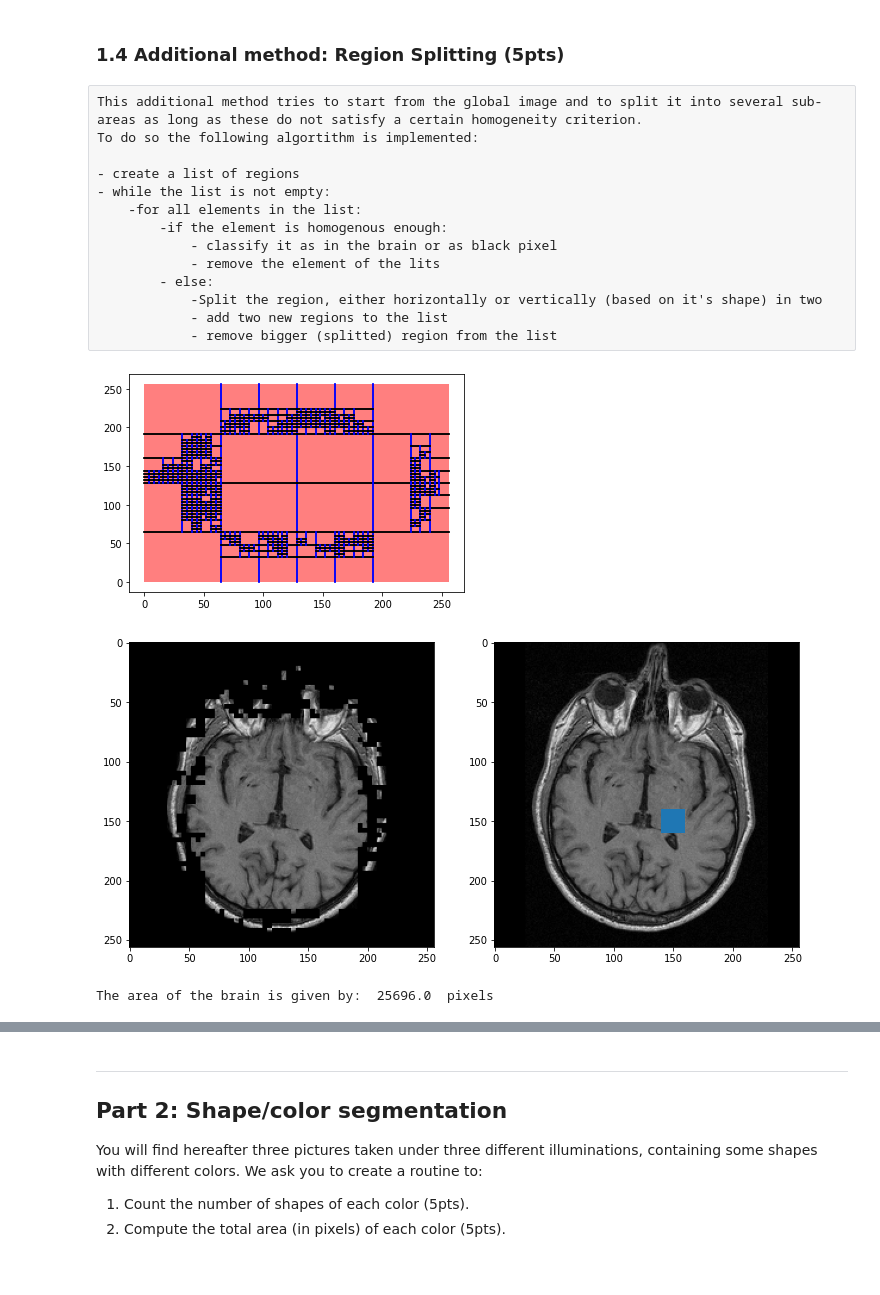
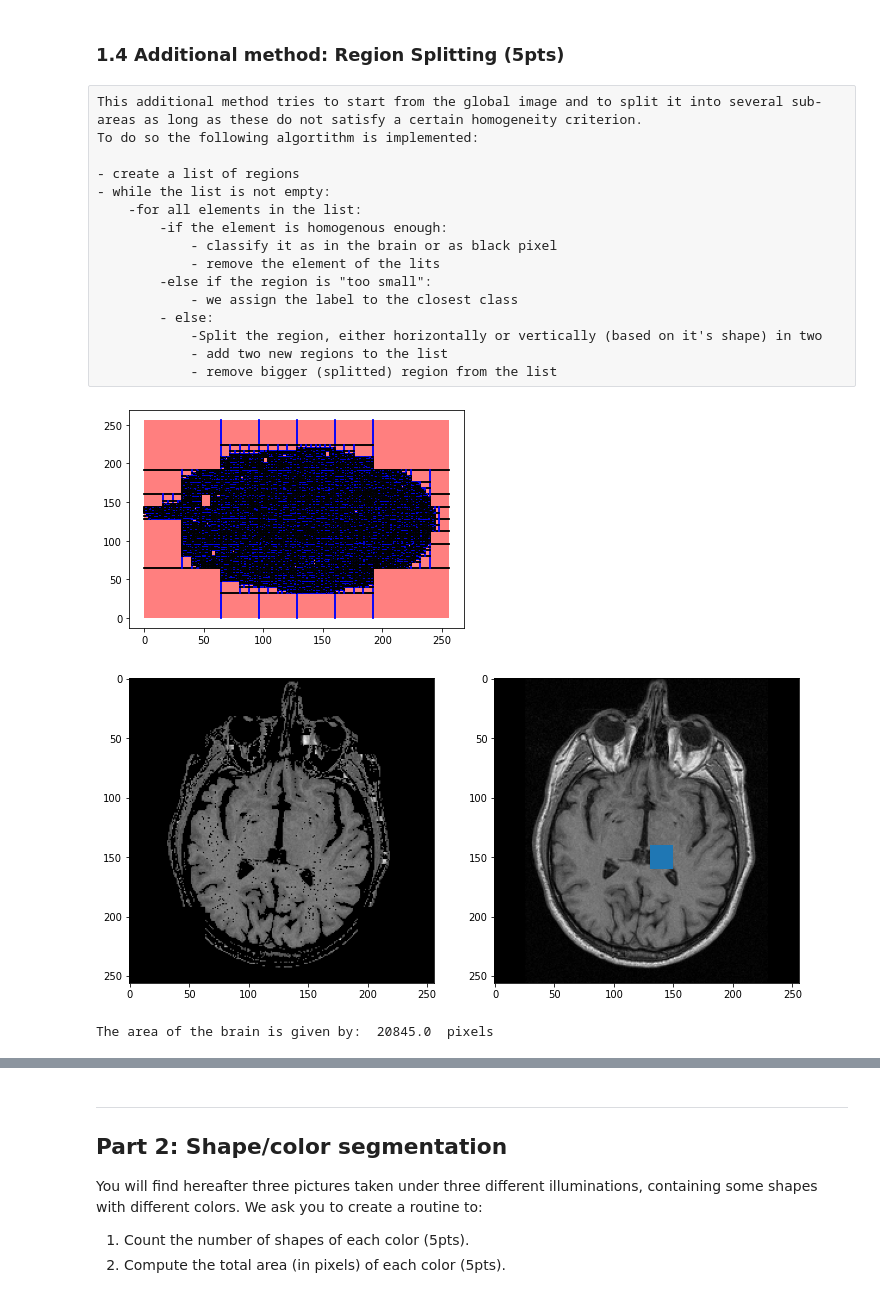
Before and after one commit to aamoros8/IAPR_EPFL, a Jupyter notebook: LAB1/labs/lab_01_segmentation.ipynb, the cells around one changed output, grey strips where cells are left out. Cells and saved outputs as stored; diff of their text form; code cells hidden in the pictures.

```diff
--- a/LAB1/labs/lab_01_segmentation.ipynb
+++ b/LAB1/labs/lab_01_segmentation.ipynb
@@ -216,6 +216,8 @@ To do so the following algortithm is implemented:
         -if the element is homogenous enough:
             - classify it as in the brain or as black pixel
             - remove the element of the lits
+        -else if the region is "too small":
+            - we assign the label to the closest class
         - else:
             -Split the region, either horizontally or vertically (based on it's shape) in two
             - add two new regions to the list
@@ -224,6 +226,8 @@ To do so the following algortithm is implemented:
 #First we create an object Region that encapuslats several features of every region
 class Region:
     def __init__(self, lower_left_x, lower_left_y, upper_right_x, upper_right_y):
+
+
         #The coordinates of the corners of the region
         self.lower_left_x= lower_left_x
         self.lower_left_y = lower_left_y
@@ -244,6 +248,10 @@ class Region:
             return 2
         else:
             return 3
+    def mean(self):
+        mm=brain_im[self.lower_left_x:self.upper_right_x,
+                  self.lower_left_y:self.upper_right_y]
+        return mm.mean()
 
     def size(self):# returns the length of the largest side of the region
         xl=self.lower_left_x;
@@ -262,9 +270,10 @@ class Region:
 ####Parameters #####
 length=brain_im.shape[0]
 brain_copy=brain_im.copy()
-sample=brain_im[75:175,100:200]
-thresh=np.mean(sample)*0.9
-thresh2=np.mean(sample)*1.1
+sample=brain_im[130:150,140:160]
+thresh=np.mean(sample)*1.1
+thresh2=np.mean(sample)*1.11
+
 label_map=np.zeros(brain_im.shape)
 list=[] #creation of the list
 list.append(Region(0,0,brain_im.shape[0],brain_im.shape[1])) # addition of the image as first region
@@ -285,10 +294,21 @@ while len(list)>0 and count<=100: #while the list of regions is not empty
             #print("1")
             label_map[region.lower_left_x:region.upper_right_x,
                       region.lower_left_y:region.upper_right_y]=1 # 1 is in Brain
-        elif region.homog()==2 or region.size()<5: # if region is black or research region is small it is considered as no brain
+        elif region.homog()==2: # if region is black or research region is small it is considered as no brain
             #print("2")
             label_map[region.lower_left_x:region.upper_right_x,
                       region.lower_left_y:region.upper_right_y]=0 #0 is out of brain
+        elif region.size()<2:
+            if region.mean()<= thresh:
+                if thresh-region.mean()<region.mean()-10:
+                    label_map[region.lower_left_x:region.upper_right_x,
+                      region.lower_left_y:region.upper_right_y]=1 # 1 is in Brain
+                else:
+                    label_map[region.lower_left_x:region.upper_right_x,
+                      region.lower_left_y:region.upper_right_y]=0 # 1 is not in Brain
+            elif region.mean()>=1.1*thresh2:
+                label_map[region.lower_left_x:region.upper_right_x,
+                      region.lower_left_y:region.upper_right_y]=0 # 1 is notin Brain
         else: # if the considered region its not defined, it gets split
             #print("3")
             xl=region.lower_left_x;
@@ -311,34 +331,34 @@ while len(list)>0 and count<=100: #while the list of regions is not empty
                 region1=Region(xl,yl,round(xl+(xr-xl)/2),yr)
                 region2=Region(round(xl+(xr-xl)/2),yl,xr,yr)
 
                 ax.plot([region2.lower_left_x ,region2.lower_left_x],
                       [region2.lower_left_y, region2.upper_right_y],color='blue')
                 ax.plot([region1.upper_right_x ,region1.upper_right_x],
                        [region1.lower_left_y, region1.upper_right_y],color='blue')
 
             list.append(region1)
             list.append(region2)
     count+=1
 plt.show()
 
 
 
 #### Visualization #####
 
 brain_dedieu=np.multiply(brain_im,label_map,)
 # Display Images of the brain
 fig, ax = plt.subplots(1, 2, figsize=(12, 7))
 ax[0].imshow(brain_dedieu, cmap='gray')
 ax[1].imshow(brain_im, cmap='gray')
-rect1=Rectangle((140,140),20,20)
+rect1=Rectangle((130,140),20,20)
 ax[1].add_patch(rect1)
 plt.show()
 
 
 #### Amount of pixels in brain #####
 px_num=label_map.sum().sum()
 print('The area of the brain is given by: ', px_num,' pixels')
 # %% [output]
-[figure, old version]
+[figure, new version]
-[figure, old version]
+[figure, new version]
-The area of the brain is given by:  25696.0  pixels
+The area of the brain is given by:  20845.0  pixels
```
Also changed, not shown: parts of 1 cell of this notebook.
